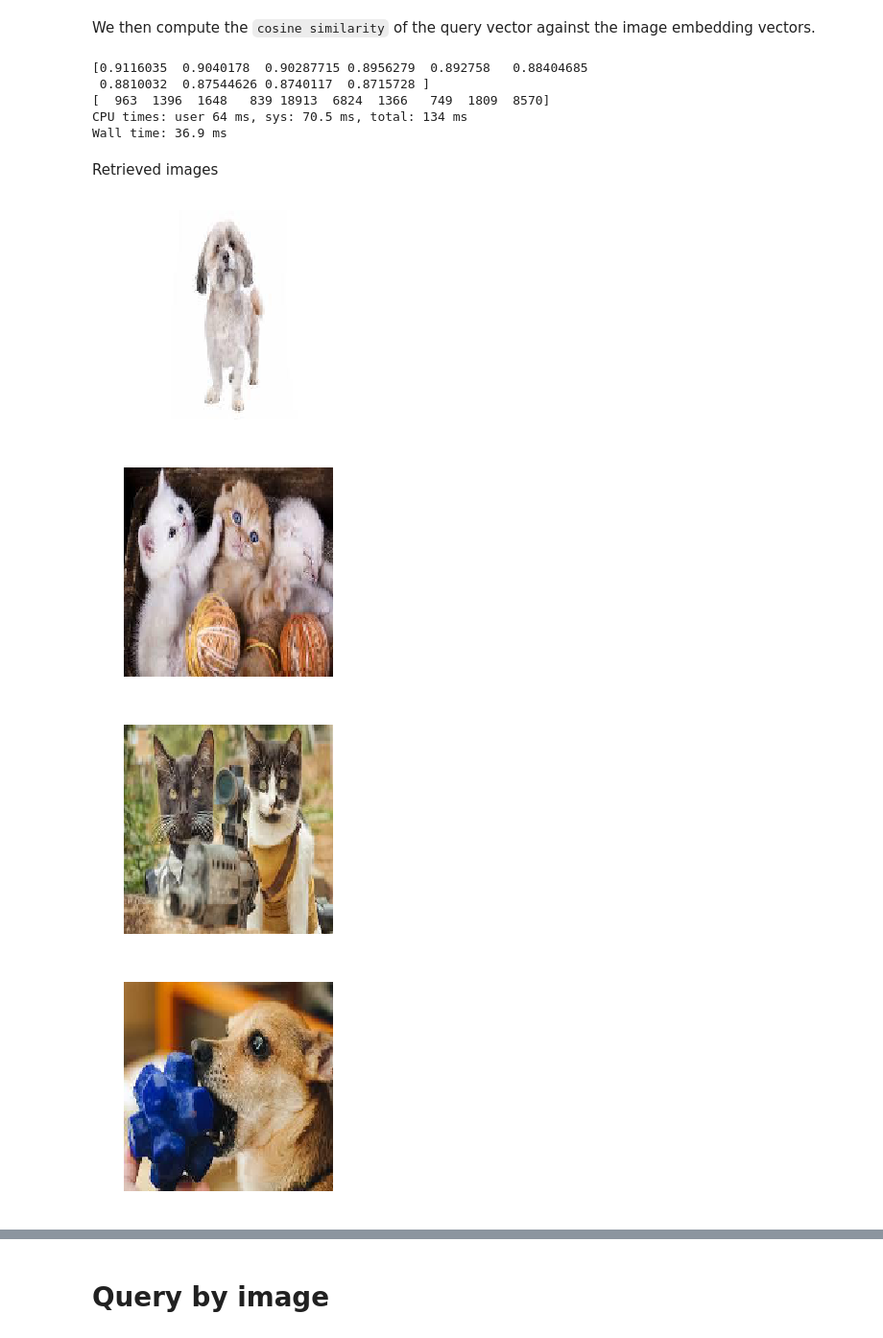
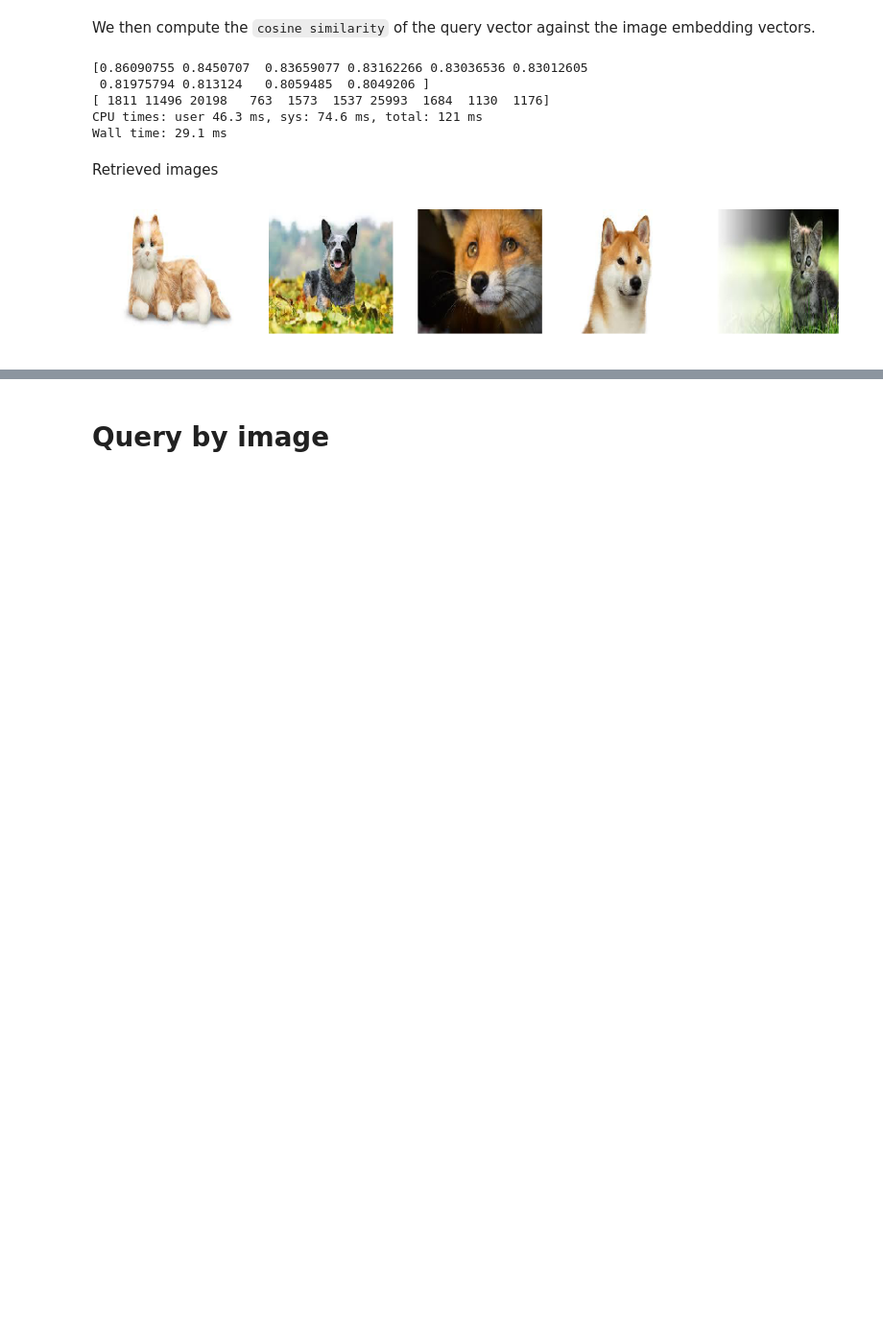
Before and after one commit to avsolatorio/deep-learning-image-search, a Jupyter notebook: src/models/Image Search Model-Copy2.ipynb, the cells around one changed output, grey strips where cells are left out. Shown at 96% size. Drawn from its saved outputs; the diff is of its cells as text; code cells hidden in the pictures; blank space fills up the shorter version.

```diff
--- a/src/models/Image Search Model-Copy2.ipynb
+++ b/src/models/Image Search Model-Copy2.ipynb
@@ -493,7 +484,11 @@ image_pool = MaxPooling2D(pool_size=(2, 2))(image_conv)
 
 image_flatten = Flatten()(image_pool)
 
-image_model_output = Dense(200, activation='tanh')(image_flatten)  # full_image_dense)
+image_input_pool = MaxPooling2D(pool_size=(2, 2))(image_model_input)
+image_input_flatten = Flatten()(image_input_pool)
+
+full_image = keras.layers.concatenate([image_input_flatten, image_flatten])
+image_model_output = Dense(200, activation='tanh')(full_image)  # full_image_dense)
 
 
 ImageModel = keras.models.Model(inputs=[image_model_input], outputs=[image_model_output])
@@ -612,7 +627,7 @@ Wall time: 6.8 s
 # %% [markdown]
 We process the query using the pipeline used in transforming our training data.
 # %%
-text_query = "dogs and cats"
+text_query = "the pool with dogs and cats"
 
 seq = pad_sequences(
     tokenizer.texts_to_sequences(
@@ -637,26 +652,25 @@ print(top_ix)
 
 sample_data.iloc[top_ix].head()
 # %% [output]
-[0.9116035  0.9040178  0.90287715 0.8956279  0.892758   0.88404685
- 0.8810032  0.87544626 0.8740117  0.8715728 ]
-[  963  1396  1648   839 18913  6824  1366   749  1809  8570]
-CPU times: user 64 ms, sys: 70.5 ms, total: 134 ms
-Wall time: 36.9 ms
+[0.86090755 0.8450707  0.83659077 0.83162266 0.83036536 0.83012605
+ 0.81975794 0.813124   0.8059485  0.8049206 ]
+[ 1811 11496 20198   763  1573  1537 25993  1684  1130  1176]
+CPU times: user 46.3 ms, sys: 74.6 ms, total: 121 ms
+Wall time: 29.1 ms
 # %% [markdown]
 Retrieved images
 # %%
-for iloc in top_ix[:5]:
+plt.figure(figsize=(15, 5))
+
+for ix, iloc in enumerate(top_ix[:5]):
     im = Image.fromarray(
         load_image(
             sample_data.iloc[iloc]['image'],
             size=None,
         ).astype(np.uint8)
     )
-    plt.figure()
+    plt.subplot(int('15{}'.format(ix + 1)))
     plt.imshow(np.asarray(im))
     plt.axis('off')
 # %% [output]
-[figure, old version]
+[figure, new version]
-[figure, removed]
-[figure, removed]
-[figure, removed]
```
Also changed, not shown: parts of 20 cells of this notebook, 1 other file.
